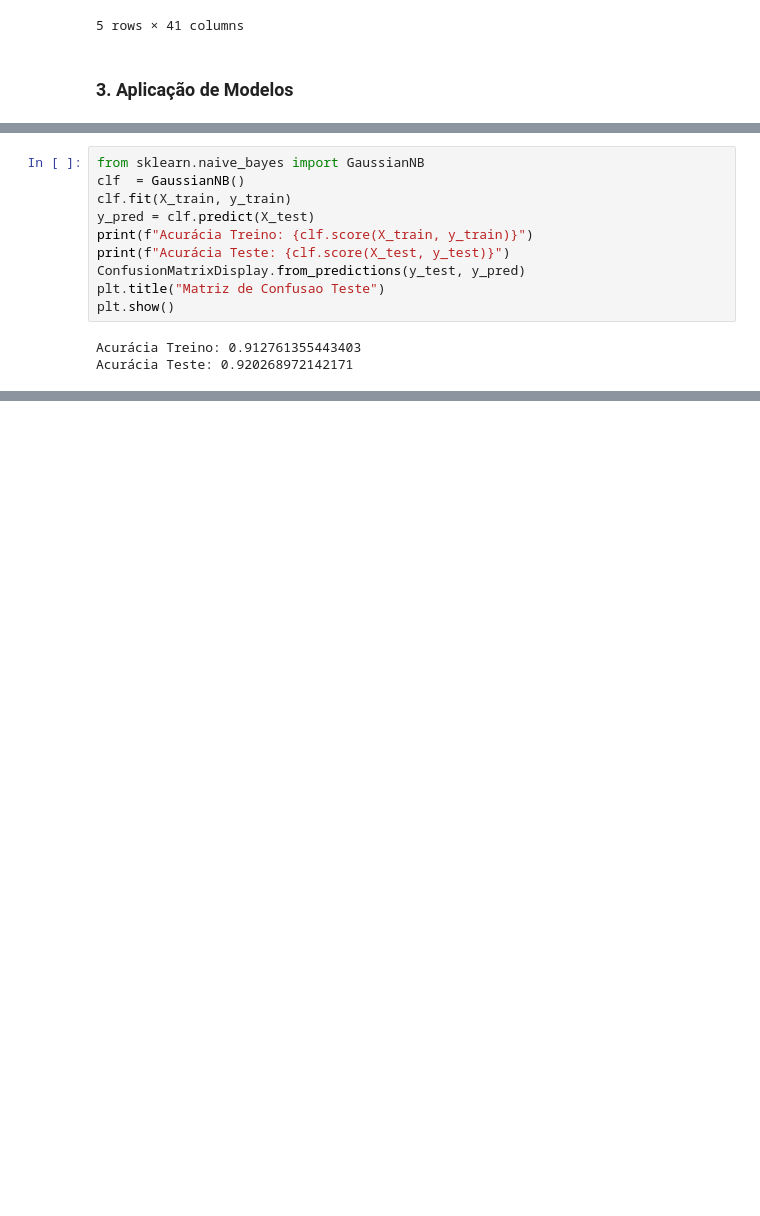
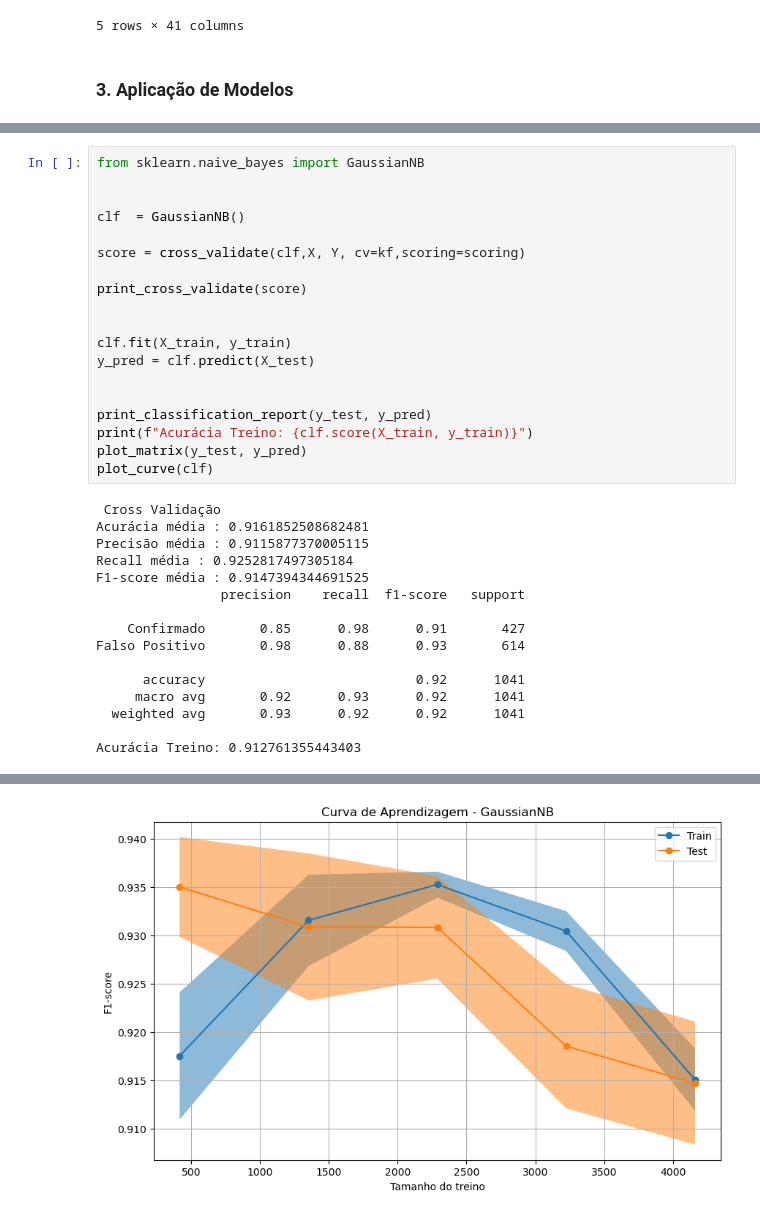
Before and after one commit to ThiagoVenturim/Classificao_de_Exoplanetas, a Jupyter notebook: classificacao_exoplaneta.ipynb, the cells around one changed output, grey strips where cells are left out. Drawn from its saved outputs; the diff is of its cells as text; blank space fills up the shorter version.

```diff
--- a/classificacao_exoplaneta.ipynb
+++ b/classificacao_exoplaneta.ipynb
@@ -180,14 +234,37 @@ X_train, X_test , y_train, y_test = train_test_split(X, Y, test_size=0.2, random
 # %%
 from sklearn.naive_bayes import GaussianNB
+
+
 clf  = GaussianNB()
+
+score = cross_validate(clf,X, Y, cv=kf,scoring=scoring)
+
+print_cross_validate(score)
+
+
 clf.fit(X_train, y_train)
 y_pred = clf.predict(X_test)
+
+
+print_classification_report(y_test, y_pred)
 print(f"Acurácia Treino: {clf.score(X_train, y_train)}")
-print(f"Acurácia Teste: {clf.score(X_test, y_test)}")
-ConfusionMatrixDisplay.from_predictions(y_test, y_pred)
-plt.title("Matriz de Confusao Teste")
-plt.show()
+plot_matrix(y_test, y_pred)
+plot_curve(clf)
 # %% [output]
+ Cross Validação
+Acurácia média : 0.9161852508682481
+Precisão média : 0.9115877370005115
+Recall média : 0.9252817497305184
+F1-score média : 0.9147394344691525
+                precision    recall  f1-score   support
+
+    Confirmado       0.85      0.98      0.91       427
+Falso Positivo       0.98      0.88      0.93       614
+
+      accuracy                           0.92      1041
+     macro avg       0.92      0.93      0.92      1041
+  weighted avg       0.93      0.92      0.92      1041
+
 Acurácia Treino: 0.912761355443403
-Acurácia Teste: 0.920268972142171
 [figure]
+[figure, added]
```
Also changed, not shown: parts of 4 cells of this notebook.
